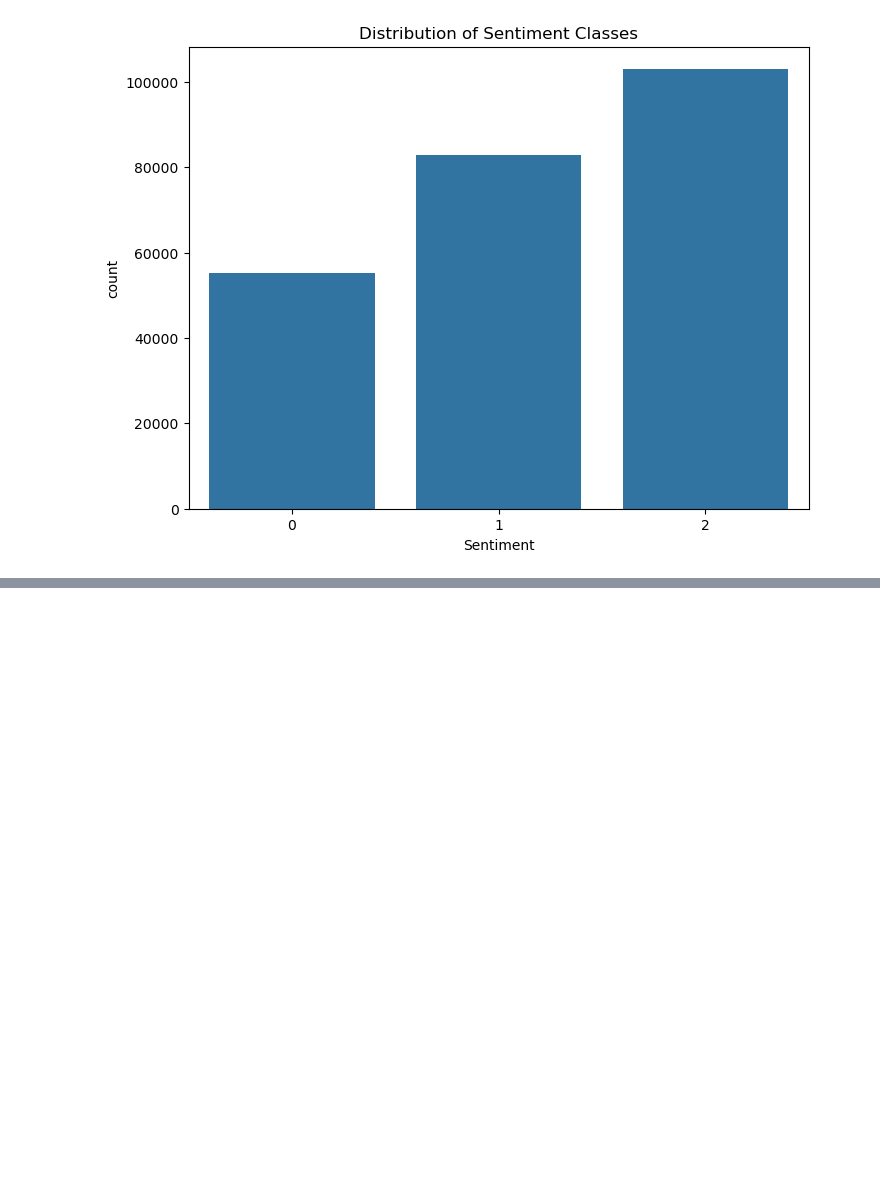
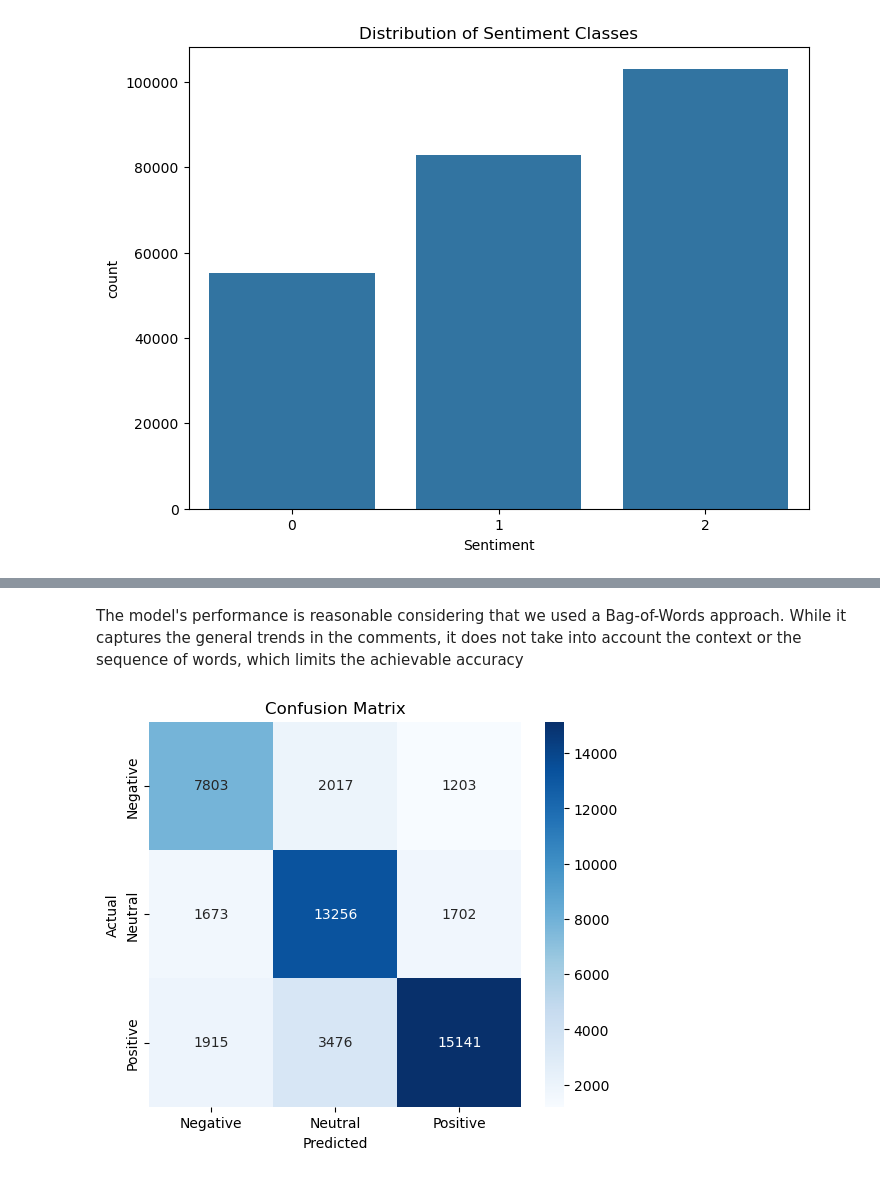
Before and after one commit to omaribrahim90/Sentiment_Analysis, a Jupyter notebook: sentiment_analysis.ipynb, the cells around one changed output, grey strips where cells are left out. Cells and saved outputs as stored; diff of their text form; code cells hidden in the pictures; blank space fills up the shorter version.

Commit message:
visuals

```diff
--- a/sentiment_analysis.ipynb
+++ b/sentiment_analysis.ipynb
@@ -135,0 +157,14 @@ print(confusion_matrix(y_test, y_pred))
+# %% [markdown]
+The model's performance is reasonable considering that we used a Bag-of-Words approach. While it captures the general trends in the comments, it does not take into account the context or the sequence of words, which limits the achievable accuracy
+# %%
+cm = confusion_matrix(y_test, y_pred)
+plt.figure(figsize=(6,5))
+sns.heatmap(cm, annot=True, fmt='d', cmap='Blues',
+            xticklabels=['Negative','Neutral','Positive'],
+            yticklabels=['Negative','Neutral','Positive'])
+plt.xlabel('Predicted')
+plt.ylabel('Actual')
+plt.title('Confusion Matrix')
+plt.show()
+# %% [output]
+[figure, added]
```
Also changed, not shown: parts of 7 cells of this notebook.
